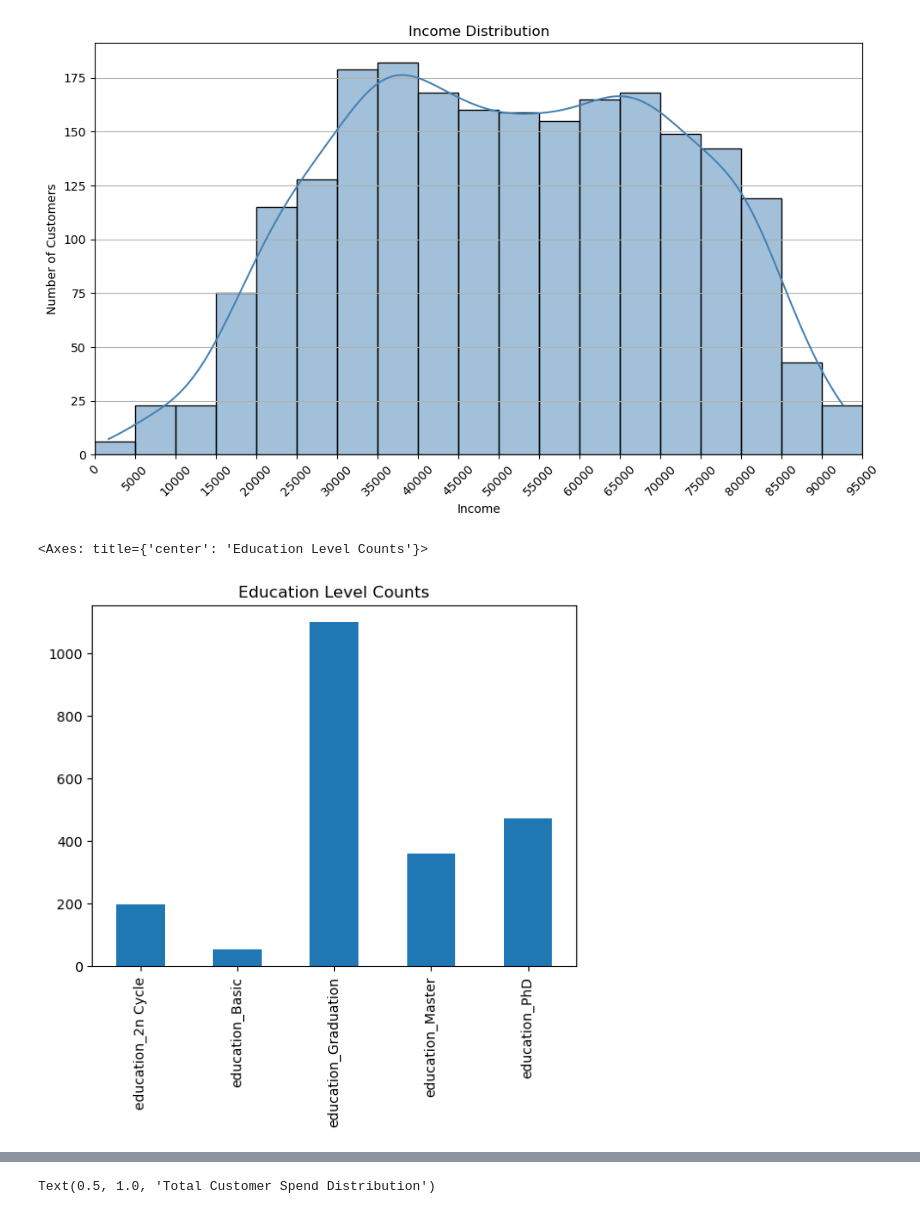
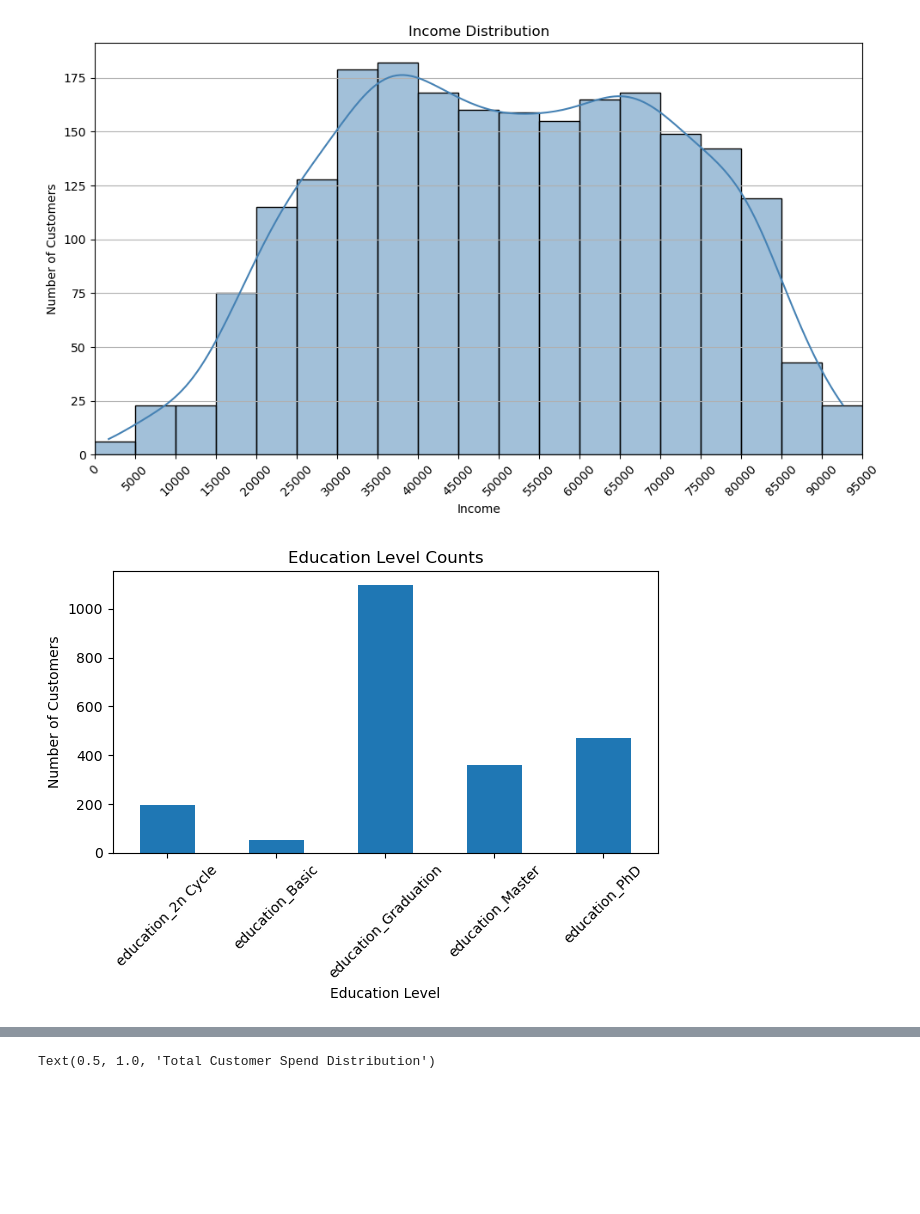
Before and after one commit to fincherc/marketing_project, a Jupyter notebook: food_da.ipynb, the cells around one changed output, grey strips where cells are left out. Drawn from its saved outputs; the diff is of its cells as text; code cells hidden in the pictures; blank space fills up the shorter version.

Commit message:
Adjusting plot look and income segments

```diff
--- a/food_da.ipynb
+++ b/food_da.ipynb
@@ -142,7 +142,7 @@ plt.show()
 def income_segment(income):
     if income < 30000:
         return "Low Income"
-    elif income <= 75000:
+    elif income <= 65000:
         return "Mid Income"
     else:
         return "High Income"
@@ -151,10 +151,15 @@ df['IncomeSegment'] = df['Income'].apply(income_segment)
 # %%
 # Education profile
 education_columns = [col for col in df.columns if col.startswith("education_")]
 df[education_columns].sum().plot(kind='bar', title="Education Level Counts")
+
+plt.xticks(rotation=45)
+plt.xlabel("Education Level")
+plt.ylabel("Number of Customers")
+plt.tight_layout()
+plt.show()
 # %% [output]
-<Axes: title={'center': 'Education Level Counts'}>
-[figure, old version]
+[figure, new version]
 # %%
 # Marital status profile
 marital_columns = [col for col in df.columns if col.startswith("marital_")]
```
Also changed, not shown: parts of 5 cells of this notebook.
